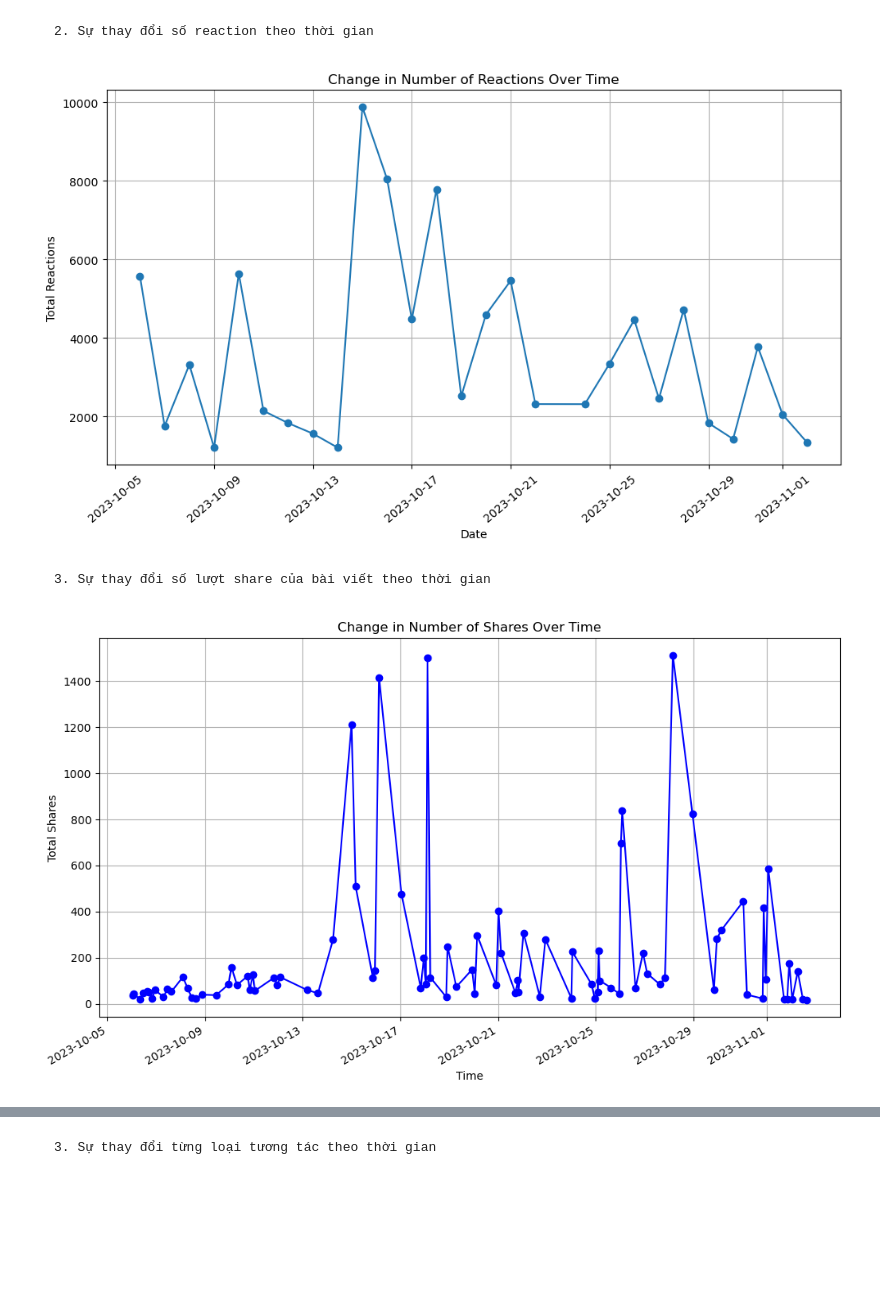
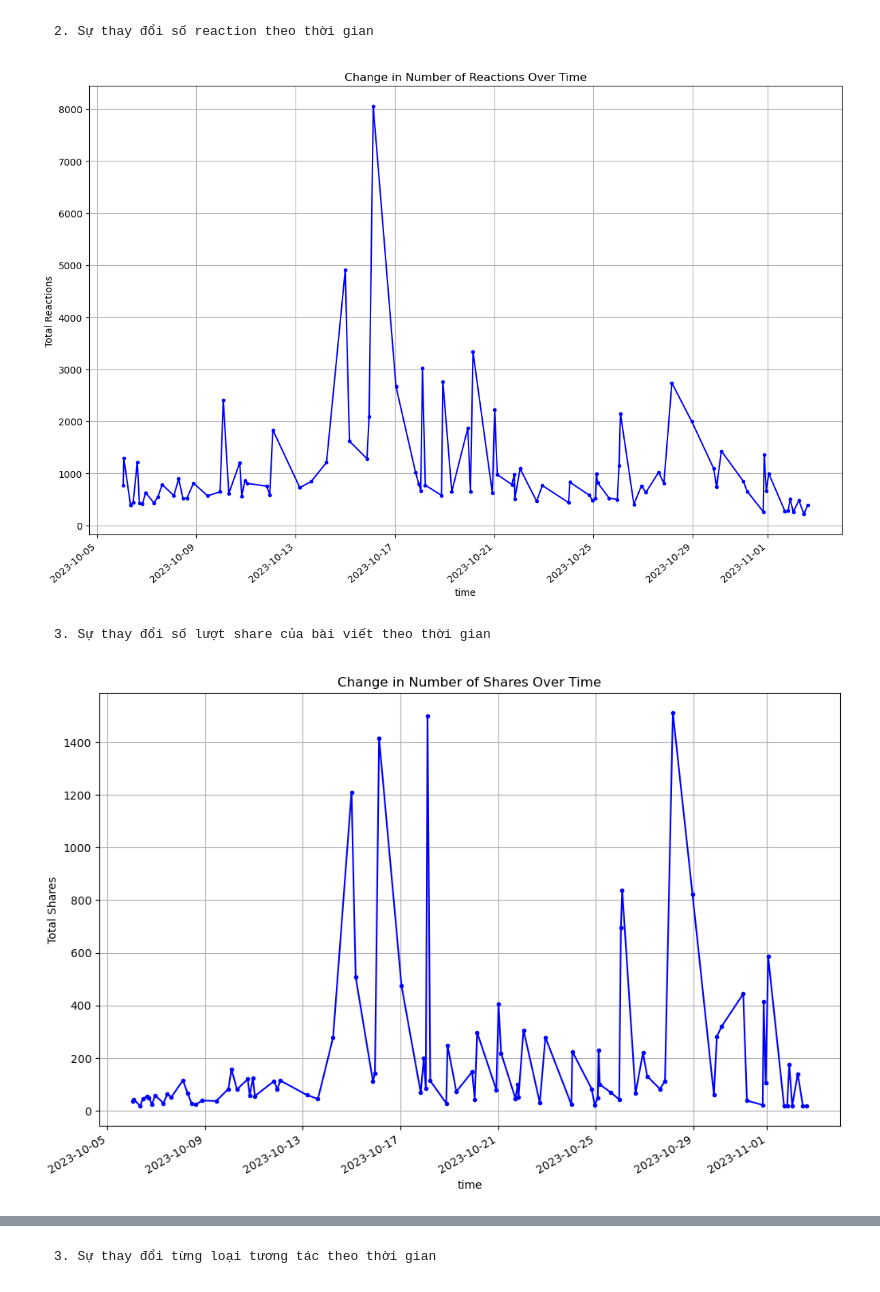
Before and after one commit to ngocnhatAI/data-analysis-report, a Jupyter notebook: Analyze_data.ipynb, the cells around one changed output, grey strips where cells are left out. Saved outputs shown, nothing was run; the diff lists cells and outputs as text; code cells hidden in the pictures; blank space fills up the shorter version.

```diff
--- a/Analyze_data.ipynb
+++ b/Analyze_data.ipynb
@@ -45,19 +45,18 @@ top_5_reactions_posts[['post_text', 'time', 'reaction_count']]
 # %%
 df['time'] = pd.to_datetime(df['time'])
 # Group by date and sum the reaction counts
-reactions_by_date = df.groupby(df['time'].dt.date)['reaction_count'].sum()
+reactions_by_date = df.groupby('time')['reaction_count'].sum()
 
 # Plotting the data
-plt.figure(figsize=(10, 6))
-plt.plot(reactions_by_date, marker='o', linestyle='-')
+plt.figure(figsize=(12, 8))
+reactions_by_date.plot(kind='line', marker='.', color='blue')
 plt.title('Change in Number of Reactions Over Time')
-plt.xlabel('Date')
 plt.ylabel('Total Reactions')
 plt.xticks(rotation=40)
 plt.grid(True)
 plt.tight_layout()
 # %% [output]
-[figure, old version]
+[figure, new version]
 # %% [markdown]
     3. Sự thay đổi số lượt share của bài viết theo thời gian
 # %%
@@ -65,13 +64,12 @@ plt.tight_layout()
 shares_by_time = df.groupby('time')['shares'].sum()
 
 # Plotting
-plt.figure(figsize=(12, 7))
-shares_by_time.plot(kind='line', marker='o', color='blue')
+plt.figure(figsize=(12, 8))
+shares_by_time.plot(kind='line', marker='.', color='blue')
 plt.title('Change in Number of Shares Over Time')
-plt.xlabel('Time')
 plt.ylabel('Total Shares')
 plt.grid(True)
 plt.show()
 # %% [output]
-[figure, old version]
+[figure, new version]
 # %% [markdown]
```
Also changed, not shown: parts of 8 cells of this notebook, 1 other file.
